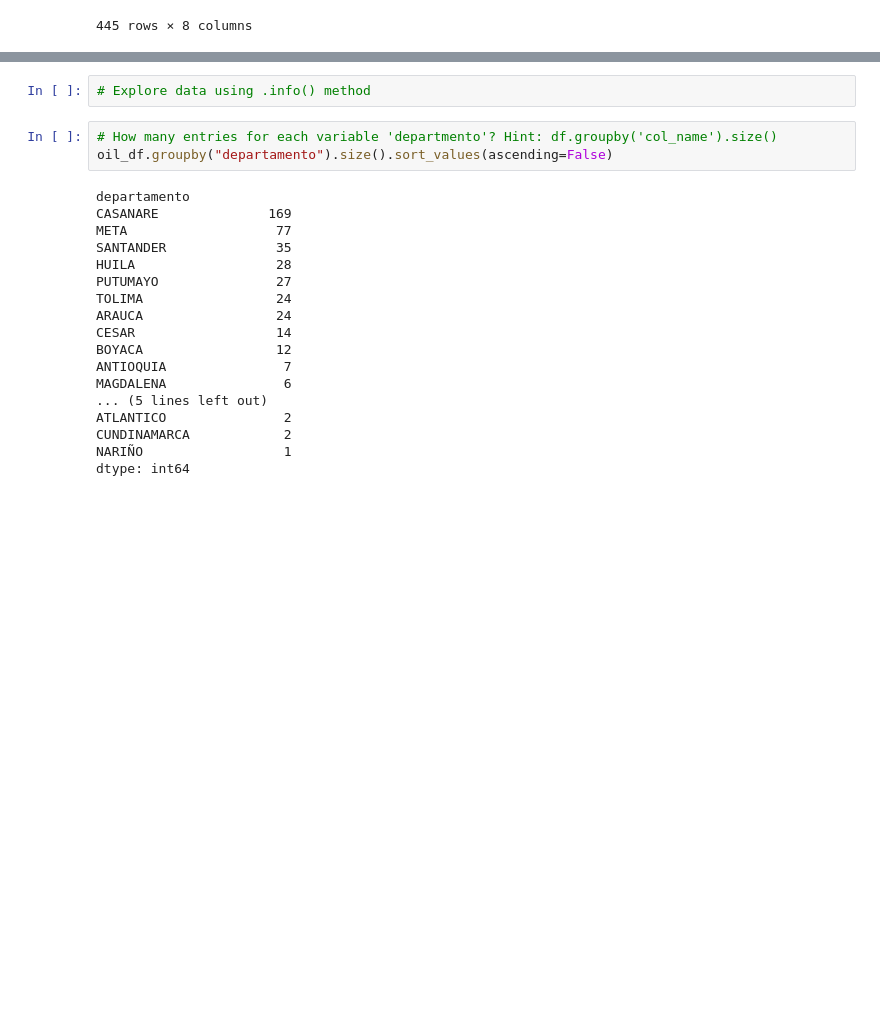
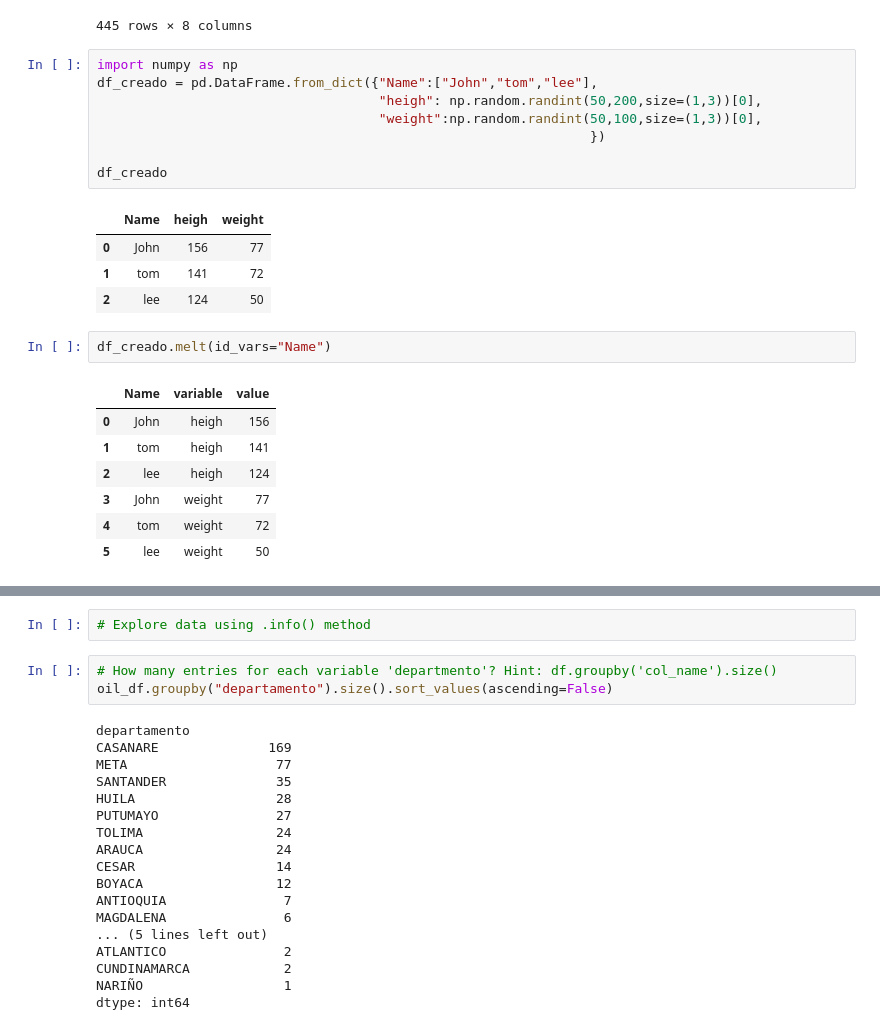
Before and after one commit to Iortega2021/02-geopark-pandas-dataframes, a Jupyter notebook: notebooks/02-geopark-pandas-empty.ipynb, the cells around one changed output, grey strips where cells are left out. Saved outputs shown, nothing was run; the diff lists cells and outputs as text; blank space fills up the shorter version.

```diff
--- a/notebooks/02-geopark-pandas-empty.ipynb
+++ b/notebooks/02-geopark-pandas-empty.ipynb
@@ -277,3 +277,26 @@ oil_df_campo
 | 443 | TOLIMA | PURIFICACIÓN | 3.854282 | -74.874512 | POINT (-74.87451155 3.854281614) | HOCOL S.A. | ESPINAL | PURIFICACIÓN |
 | 444 | TOLIMA | SAN LUIS | 4.057272 | -75.163208 | POINT (-75.16320806 4.057271684) | HOCOL S.A. | ORTEGA | PACANDE |
 445 rows × 8 columns
+# %%
+import numpy as np
+df_creado = pd.DataFrame.from_dict({"Name":["John","tom","lee"],
+                                    "heigh": np.random.randint(50,200,size=(1,3))[0],
+                                    "weight":np.random.randint(50,100,size=(1,3))[0],
+                                                               })
+
+df_creado
+# %% [output]
+|  | Name | heigh | weight |
+| 0 | John | 156 | 77 |
+| 1 | tom | 141 | 72 |
+| 2 | lee | 124 | 50 |
+# %%
+df_creado.melt(id_vars="Name")
+# %% [output]
+|  | Name | variable | value |
+| 0 | John | heigh | 156 |
+| 1 | tom | heigh | 141 |
+| 2 | lee | heigh | 124 |
+| 3 | John | weight | 77 |
+| 4 | tom | weight | 72 |
+| 5 | lee | weight | 50 |
```
Also changed, not shown: parts of 6 cells of this notebook.
